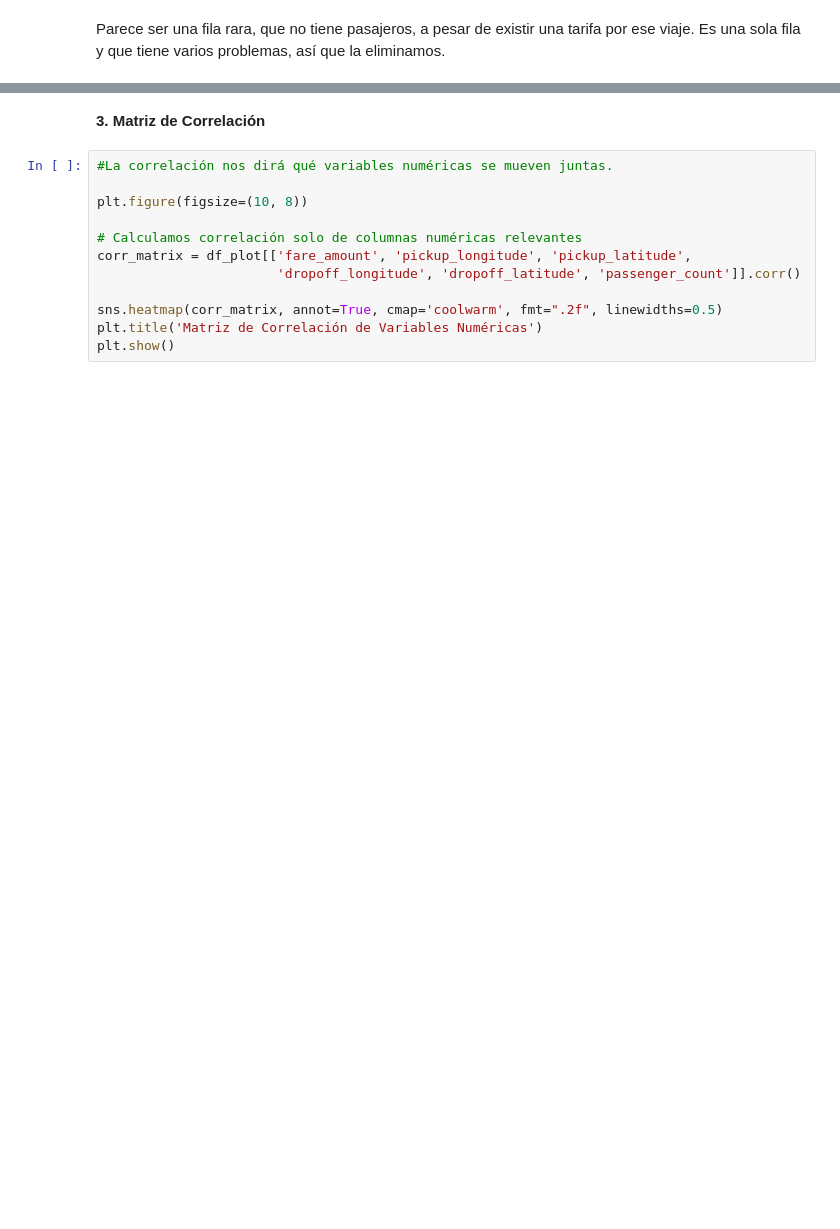
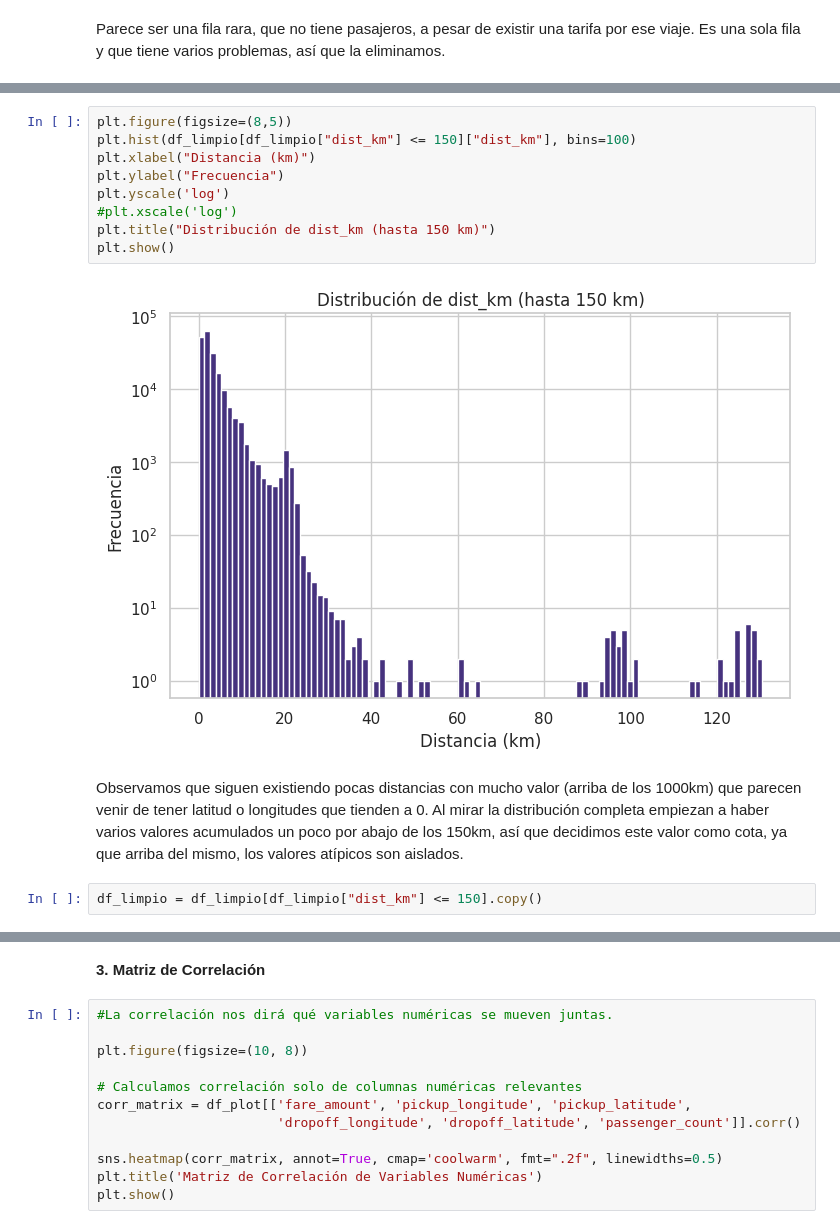
Before and after one commit to LucasD1az/AA1-TUIA-2026C1-Anianios-DiazCelauro-Tardugno, a Jupyter notebook: TP-regresion-AA1.ipynb, the cells around one changed output, grey strips where cells are left out. Saved outputs shown, nothing was run; the diff lists cells and outputs as text; blank space fills up the shorter version.

```diff
--- a/TP-regresion-AA1.ipynb
+++ b/TP-regresion-AA1.ipynb
@@ -146,0 +341,15 @@ Datos tras limpieza para gráficas: 195247
+# %%
+plt.figure(figsize=(8,5))
+plt.hist(df_limpio[df_limpio["dist_km"] <= 150]["dist_km"], bins=100)
+plt.xlabel("Distancia (km)")
+plt.ylabel("Frecuencia")
+plt.yscale('log')
+#plt.xscale('log')
+plt.title("Distribución de dist_km (hasta 150 km)")
+plt.show()
+# %% [output]
+[figure, added]
+# %% [markdown]
+Observamos que siguen existiendo pocas distancias con mucho valor (arriba de los 1000km) que parecen venir de tener latitud o longitudes que tienden a 0. Al mirar la distribución completa empiezan a haber varios valores acumulados un poco por abajo de los 150km, así que decidimos este valor como cota, ya que arriba del mismo, los valores atípicos son aislados.
+# %%
+df_limpio = df_limpio[df_limpio["dist_km"] <= 150].copy()
```
Also changed, not shown: parts of 35 cells of this notebook.
